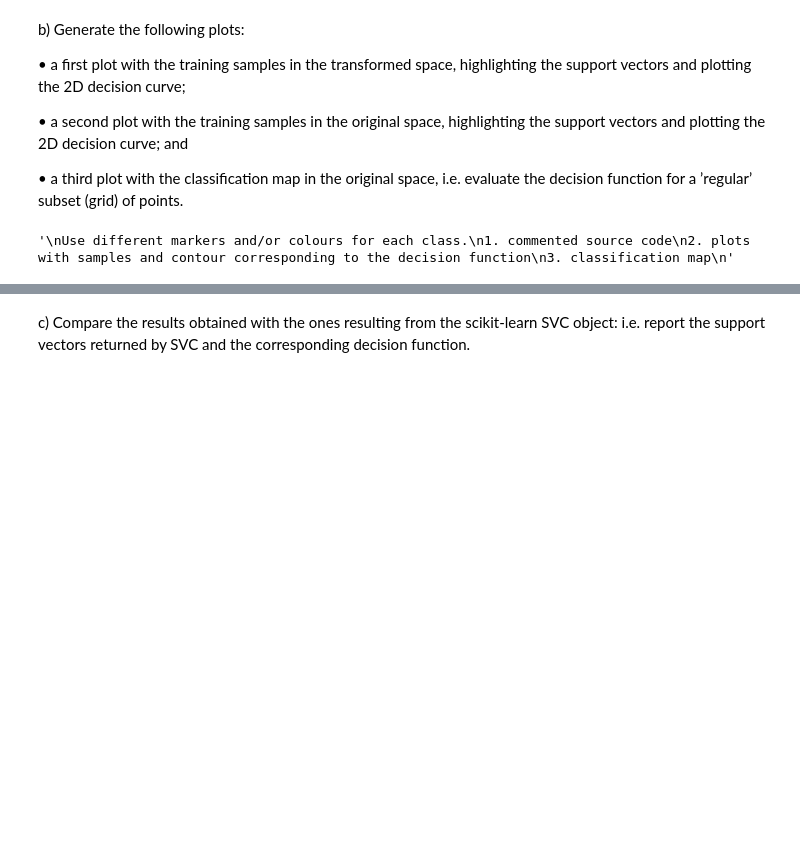
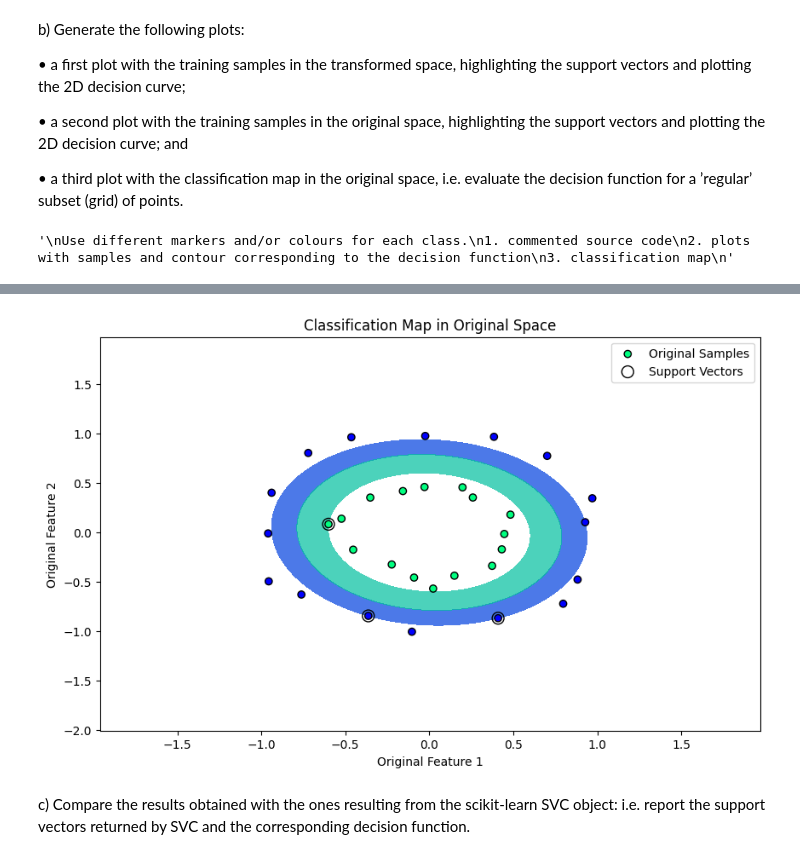
Before and after one commit to pedromartip/Instance-based-learning, a Jupyter notebook: handout_3.ipynb, the cells around one changed output, grey strips where cells are left out. Cells and saved outputs as stored; diff of their text form; code cells hidden in the pictures; blank space fills up the shorter version.

```diff
--- a/handout_3.ipynb
+++ b/handout_3.ipynb
@@ -406,3 +443,34 @@ Use different markers and/or colours for each class.
+# %%
+# Plotting the Classification Map in the Original Space
+plt.figure(figsize=(10, 6))
+
+# Create a grid of points to evaluate the decision function
+x_min, x_max = X[:, 0].min() - 1, X[:, 0].max() + 1
+y_min, y_max = X[:, 1].min() - 1, X[:, 1].max() + 1
+xx, yy = np.meshgrid(np.linspace(x_min, x_max, 200), np.linspace(y_min, y_max, 200))
+
+# Calculate the decision values for all points in the grid
+# Apply the transformation to each point in the grid and calculate the decision function value
+Z = np.array([phi([x1, x2]) for x1, x2 in zip(np.ravel(xx), np.ravel(yy))])
+decision_values = np.dot(Z, w) + b  # w y b son tus parámetros del modelo SVM
+Z = decision_values.reshape(xx.shape)
+
+# Plot the classification map using contourf
+plt.contourf(xx, yy, Z, levels=[-1, 0, 1], alpha=0.7, cmap=plt.cm.winter, linestyles=['--', '-', '--'])
+
+# Plot the original training points
+plt.scatter(X[:, 0], X[:, 1], c=y, cmap=plt.cm.winter, edgecolors='k', label='Original Samples')
+
+# Highlight the support vectors
+plt.scatter(support_vectors[:, 0], support_vectors[:, 1], s=100, facecolors='none', edgecolors='k', label='Support Vectors')
+
+plt.xlabel('Original Feature 1')
+plt.ylabel('Original Feature 2')
+plt.title('Classification Map in Original Space')
+plt.legend()
+plt.show()
+# %% [output]
+[figure, added]
 # %% [markdown]
 c)	Compare the results obtained with the ones resulting from the scikit-learn SVC object: i.e. report the support vectors returned by SVC and the corresponding decision function.
 # %%
```
Also changed, not shown: parts of 6 cells of this notebook.
